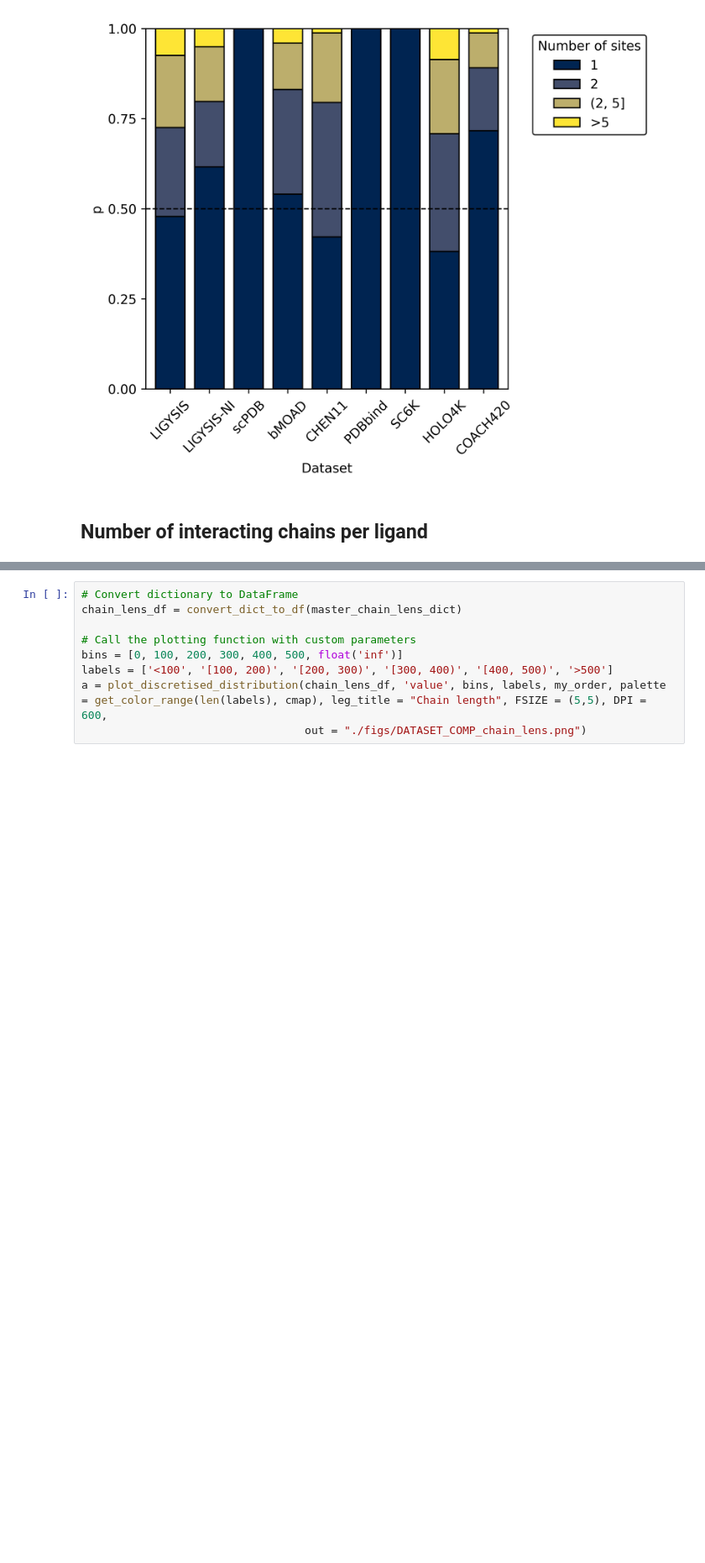
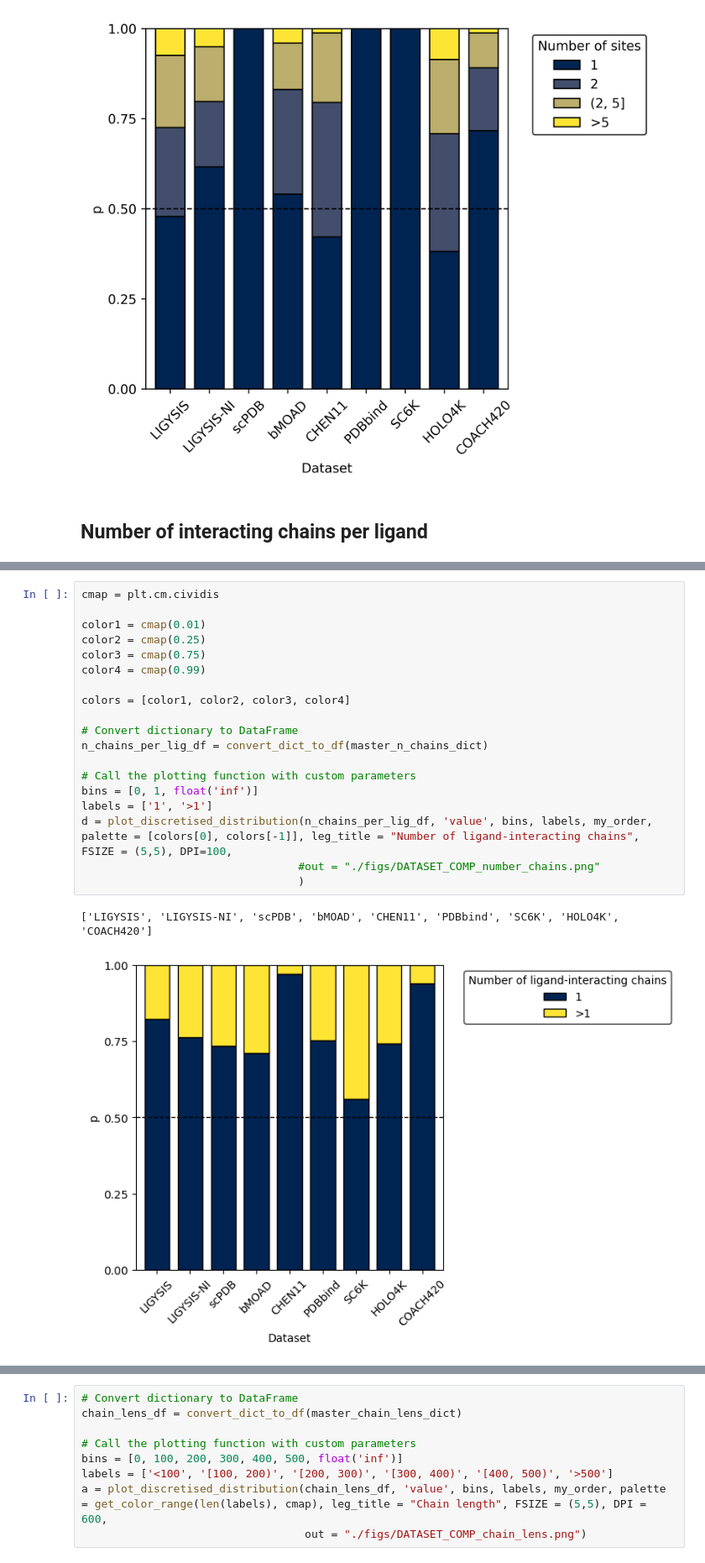
Before and after one commit to bartongroup/LBS-comparison, a Jupyter notebook: ANALYSIS/1_DATASET_comparison.ipynb, the cells around one changed output, grey strips where cells are left out. Shown at 84% size. Saved outputs shown, nothing was run; the diff lists cells and outputs as text; blank space fills up the shorter version.

```diff
--- a/ANALYSIS/1_DATASET_comparison.ipynb
+++ b/ANALYSIS/1_DATASET_comparison.ipynb
@@ -863,4 +1026,26 @@ print(round(100*master_n_chains_dict["COACH420"].count(1)/len(master_n_chains_di
 93.91
+# %%
+cmap = plt.cm.cividis
+
+color1 = cmap(0.01)
+color2 = cmap(0.25)
+color3 = cmap(0.75)
+color4 = cmap(0.99)
+
+colors = [color1, color2, color3, color4]
+
+# Convert dictionary to DataFrame
+n_chains_per_lig_df = convert_dict_to_df(master_n_chains_dict)
+
+# Call the plotting function with custom parameters
+bins = [0, 1, float('inf')]
+labels = ['1', '>1']
+d = plot_discretised_distribution(n_chains_per_lig_df, 'value', bins, labels, my_order, palette = [colors[0], colors[-1]], leg_title = "Number of ligand-interacting chains", FSIZE = (5,5), DPI=100,
+                                 #out = "./figs/DATASET_COMP_number_chains.png"
+                                 )
+# %% [output]
+['LIGYSIS', 'LIGYSIS-NI', 'scPDB', 'bMOAD', 'CHEN11', 'PDBbind', 'SC6K', 'HOLO4K', 'COACH420']
+[figure, added]
 # %%
 cmap = plt.cm.cividis
 
```
Also changed, not shown: parts of 38 cells of this notebook, 2 other files.
